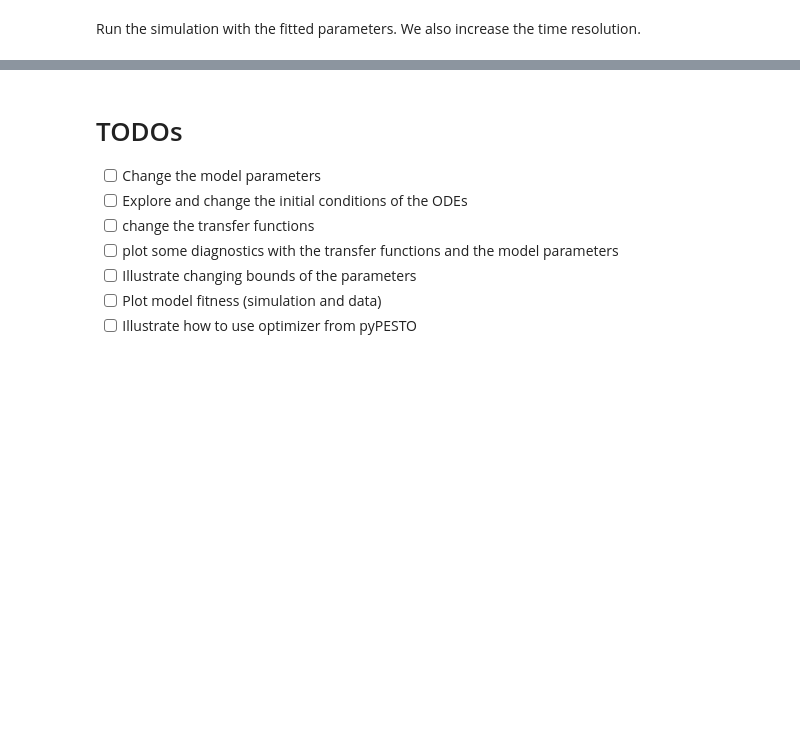
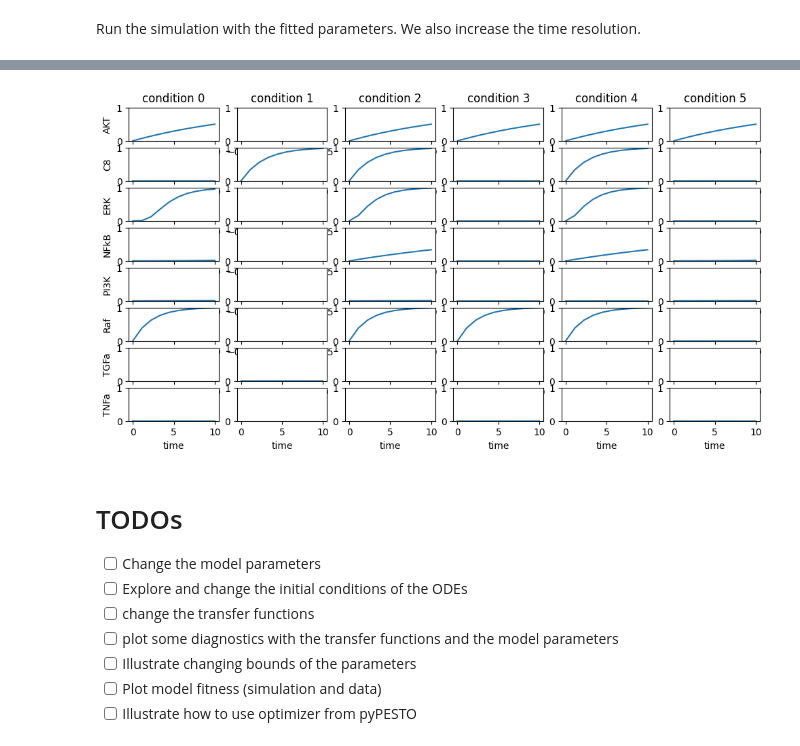
Before and after one commit to saezlab/codax, a Jupyter notebook: examples/logicODE_tutorial.ipynb, the cells around one changed output, grey strips where cells are left out. Saved outputs shown, nothing was run; the diff lists cells and outputs as text; code cells hidden in the pictures; blank space fills up the shorter version.

```diff
--- a/examples/logicODE_tutorial.ipynb
+++ b/examples/logicODE_tutorial.ipynb
@@ -147,3 +190,9 @@ sim_res = c.simulate( ODEparameters=opt_params, timepoints=jax.numpy.linspace(0,
+# %%
+opt_param_dict['TGFa_k_PI3K'] = 0
+opt_param_dict['TGFa_k_Raf'] = 0
+sim_res = c.simulate(ODEparameters=opt_param_dict, timepoints=jax.numpy.linspace(0,10,10), plot_simulation=True)
+# %% [output]
+[figure, added]
 # %% [markdown]
 # TODOs
 
```
Also changed, not shown: parts of 13 cells of this notebook, 3 other files.
